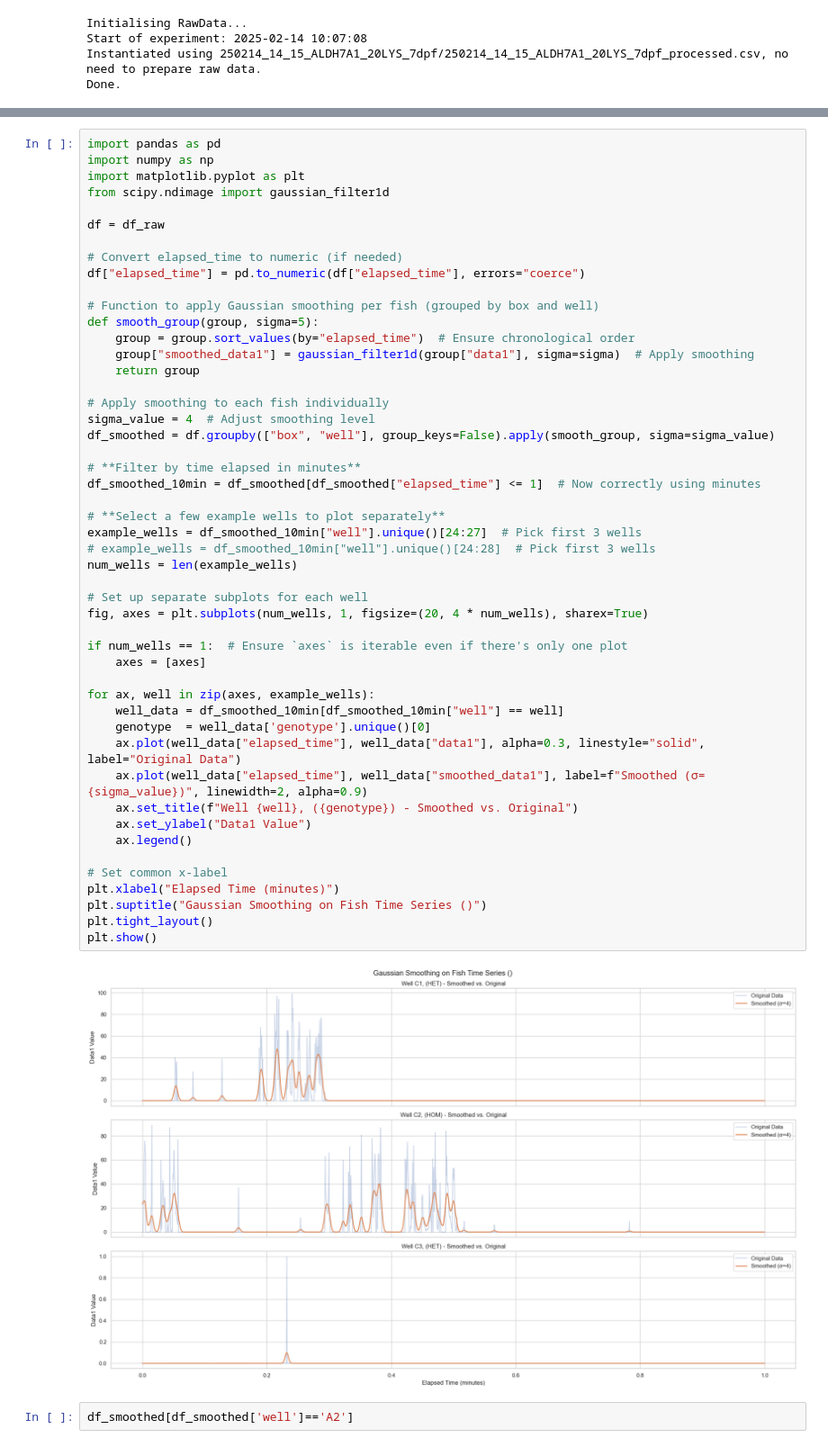
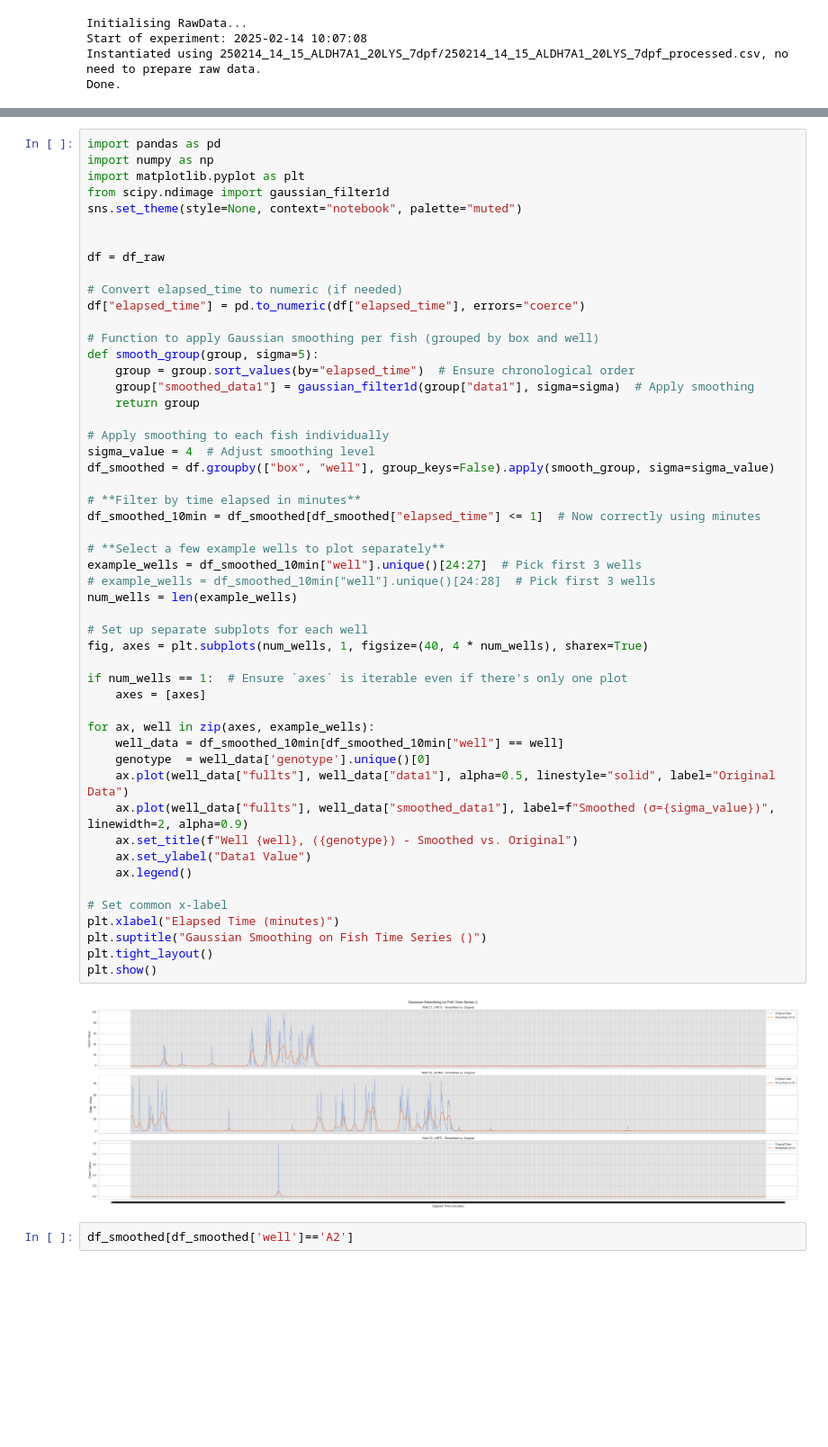
Before and after one commit to jadeyslau/B6_Epilepsies, a Jupyter notebook: Sandbox_distribution.ipynb, the cells around one changed output, grey strips where cells are left out. Shown at 90% size. Cells and saved outputs as stored; diff of their text form; blank space fills up the shorter version.

Commit message:
Backing up the WIP notebooks

```diff
--- a/Sandbox_distribution.ipynb
+++ b/Sandbox_distribution.ipynb
@@ -39,6 +57,8 @@ import pandas as pd
 import numpy as np
 import matplotlib.pyplot as plt
 from scipy.ndimage import gaussian_filter1d
+sns.set_theme(style=None, context="notebook", palette="muted")
+
 
 df = df_raw
 
@@ -54,37 +74,37 @@ def smooth_group(group, sigma=5):
 # Apply smoothing to each fish individually
 sigma_value = 4  # Adjust smoothing level
 df_smoothed = df.groupby(["box", "well"], group_keys=False).apply(smooth_group, sigma=sigma_value)
 
 # **Filter by time elapsed in minutes**
 df_smoothed_10min = df_smoothed[df_smoothed["elapsed_time"] <= 1]  # Now correctly using minutes
 
 # **Select a few example wells to plot separately**
 example_wells = df_smoothed_10min["well"].unique()[24:27]  # Pick first 3 wells
 # example_wells = df_smoothed_10min["well"].unique()[24:28]  # Pick first 3 wells
 num_wells = len(example_wells)
 
 # Set up separate subplots for each well
-fig, axes = plt.subplots(num_wells, 1, figsize=(20, 4 * num_wells), sharex=True)
+fig, axes = plt.subplots(num_wells, 1, figsize=(40, 4 * num_wells), sharex=True)
 
 if num_wells == 1:  # Ensure `axes` is iterable even if there's only one plot
     axes = [axes]
 
 for ax, well in zip(axes, example_wells):
     well_data = df_smoothed_10min[df_smoothed_10min["well"] == well]
     genotype  = well_data['genotype'].unique()[0]
-    ax.plot(well_data["elapsed_time"], well_data["data1"], alpha=0.3, linestyle="solid", label="Original Data")
-    ax.plot(well_data["elapsed_time"], well_data["smoothed_data1"], label=f"Smoothed (σ={sigma_value})", linewidth=2, alpha=0.9)
+    ax.plot(well_data["fullts"], well_data["data1"], alpha=0.5, linestyle="solid", label="Original Data")
+    ax.plot(well_data["fullts"], well_data["smoothed_data1"], label=f"Smoothed (σ={sigma_value})", linewidth=2, alpha=0.9)
     ax.set_title(f"Well {well}, ({genotype}) - Smoothed vs. Original")
     ax.set_ylabel("Data1 Value")
     ax.legend()
 
 # Set common x-label
 plt.xlabel("Elapsed Time (minutes)")
 plt.suptitle("Gaussian Smoothing on Fish Time Series ()")
 plt.tight_layout()
 plt.show()
 # %% [output]
-[figure, old version]
+[figure, new version]
 # %%
 df_smoothed[df_smoothed['well']=='A2']
 # %% [output]
```
Also changed, not shown: parts of 20 cells of this notebook, 6 other files.
